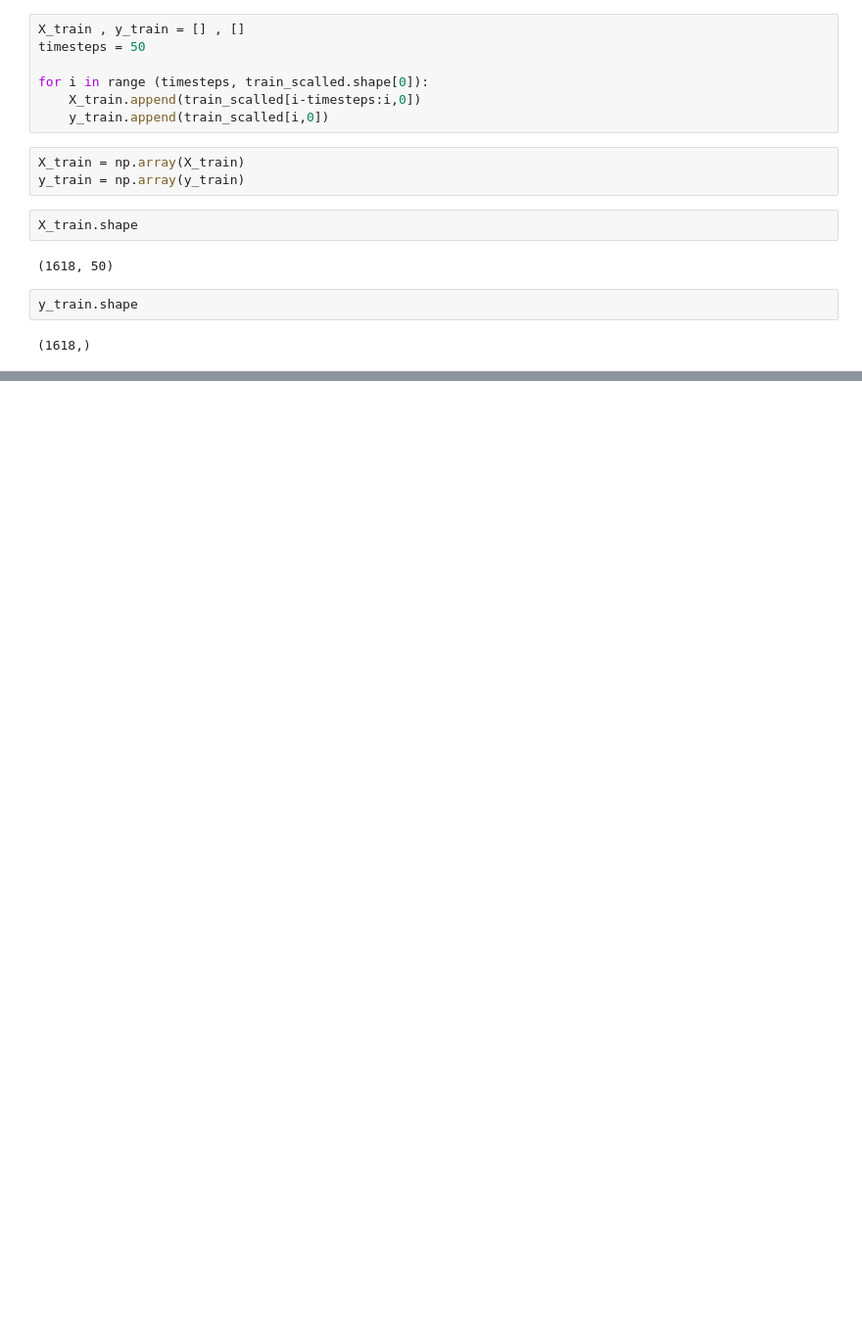
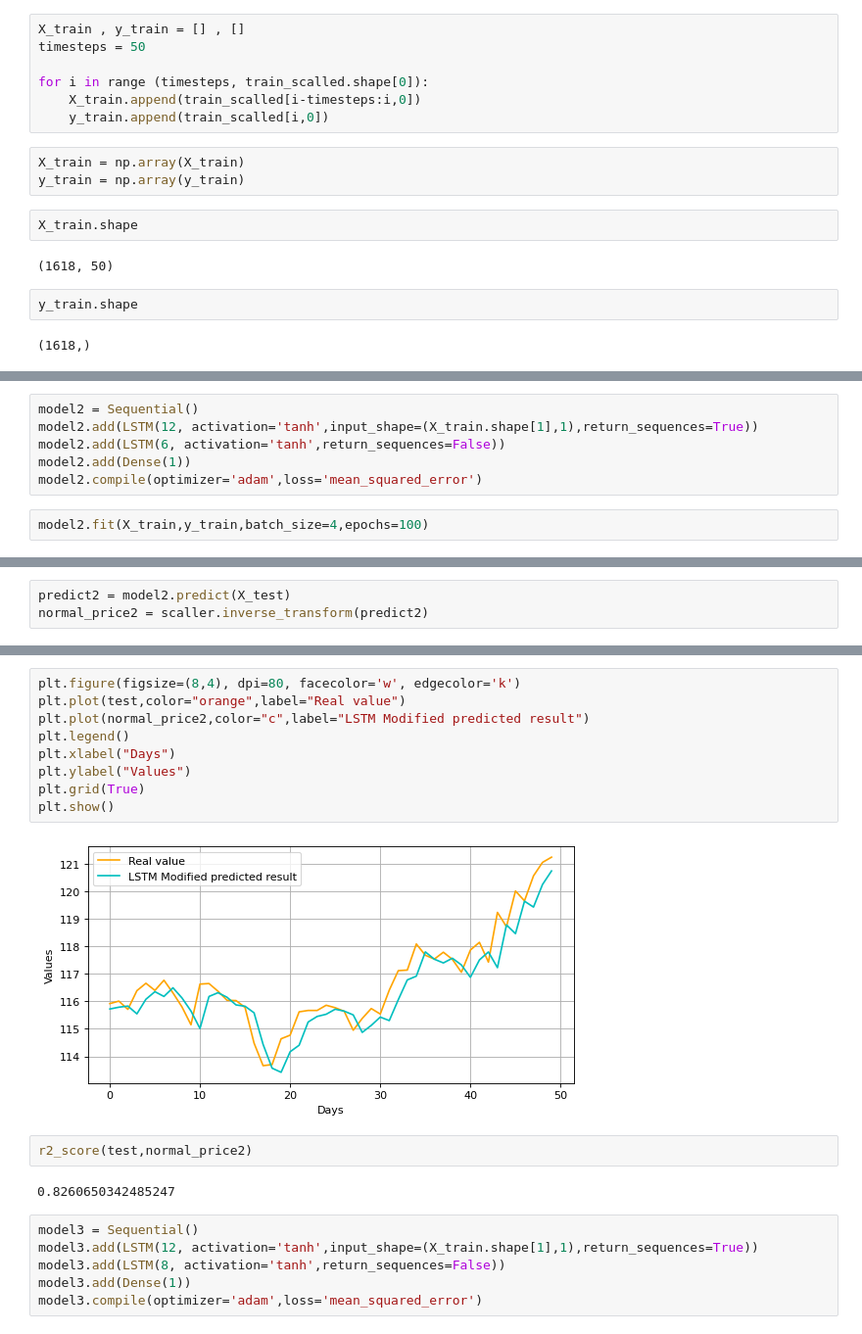
Before and after one commit to isoori/GOLD-PRICE, a Jupyter notebook: Gold Price Prediction.ipynb, the cells around one changed output, grey strips where cells are left out. Shown at 98% size. Cells and saved outputs as stored; diff of their text form; blank space fills up the shorter version.

```diff
--- a/Gold Price Prediction.ipynb
+++ b/Gold Price Prediction.ipynb
@@ -127,0 +196,8 @@ y_train.shape
+# %%
+model2 = Sequential()
+model2.add(LSTM(12, activation='tanh',input_shape=(X_train.shape[1],1),return_sequences=True))
+model2.add(LSTM(6, activation='tanh',return_sequences=False))
+model2.add(Dense(1))
+model2.compile(optimizer='adam',loss='mean_squared_error')
+# %%
+model2.fit(X_train,y_train,batch_size=4,epochs=100)
@@ -127,0 +223,3 @@ y_train.shape
+# %%
+predict2 = model2.predict(X_test)
+normal_price2 = scaller.inverse_transform(predict2)
@@ -127,0 +228,21 @@ y_train.shape
+# %%
+plt.figure(figsize=(8,4), dpi=80, facecolor='w', edgecolor='k')
+plt.plot(test,color="orange",label="Real value")
+plt.plot(normal_price2,color="c",label="LSTM Modified predicted result")
+plt.legend()
+plt.xlabel("Days")
+plt.ylabel("Values")
+plt.grid(True)
+plt.show()
+# %% [output]
+[figure, added]
+# %%
+r2_score(test,normal_price2)
+# %% [output]
+0.8260650342485247
+# %%
+model3 = Sequential()
+model3.add(LSTM(12, activation='tanh',input_shape=(X_train.shape[1],1),return_sequences=True))
+model3.add(LSTM(8, activation='tanh',return_sequences=False))
+model3.add(Dense(1))
+model3.compile(optimizer='adam',loss='mean_squared_error')
```
Also changed, not shown: parts of 17 cells of this notebook.
